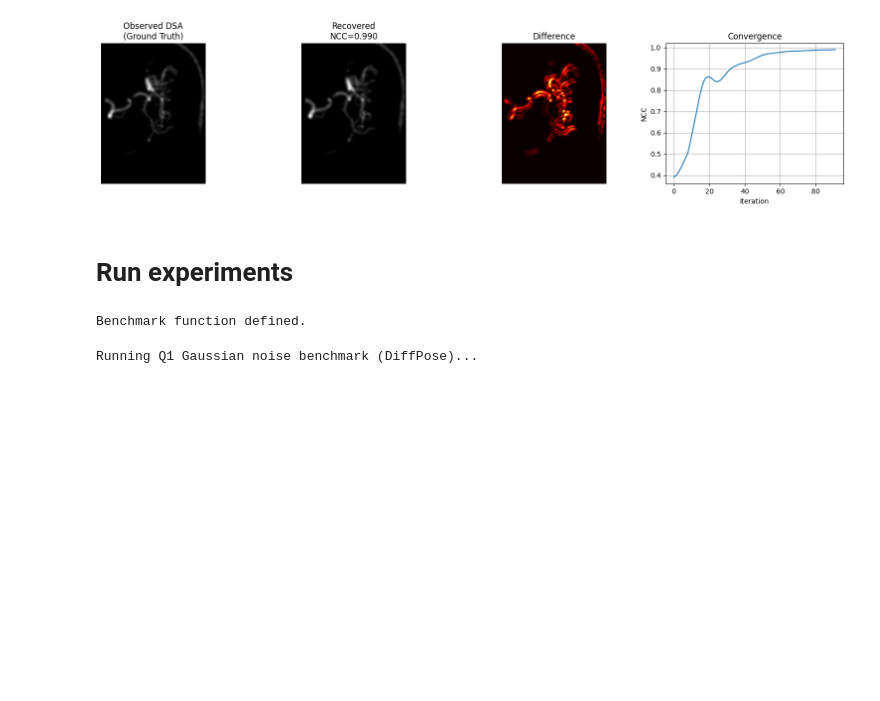
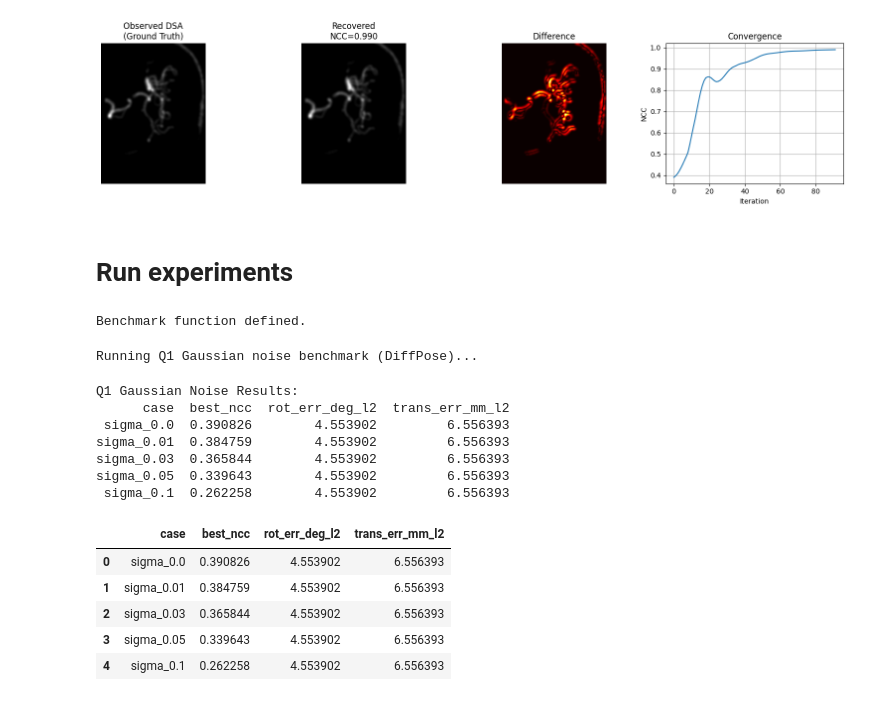
Before and after one commit to CSE291g-MIC-winter-2026/vessel-segmentation-and-registration, a Jupyter notebook: CSE291_DiffPose_Registration.ipynb, the cells around one changed output. Drawn from its saved outputs; the diff is of its cells as text; code cells hidden in the pictures; blank space fills up the shorter version.

```diff
--- a/CSE291_DiffPose_Registration.ipynb
+++ b/CSE291_DiffPose_Registration.ipynb
@@ -1109,21 +1109,34 @@ Benchmark function defined.
 # %%
 # =============================================================================
 # Q1: Gaussian Noise Benchmark
 # =============================================================================
 
 print("Running Q1 Gaussian noise benchmark (DiffPose)...")
 
 q1_gaussian_table, q1_gaussian_preds = run_benchmark_cases(
     {f"sigma_{sigma}": img for sigma, img in q1_gaussian_dsas.items()},
-    n_iters=150,
+    n_iters=1,
     verbose=False,
 )
 
 print("\nQ1 Gaussian Noise Results:")
 print(q1_gaussian_table.to_string(index=False))
 q1_gaussian_table
 # %% [output]
 Running Q1 Gaussian noise benchmark (DiffPose)...
+Q1 Gaussian Noise Results:
+      case  best_ncc  rot_err_deg_l2  trans_err_mm_l2
+ sigma_0.0  0.390826        4.553902         6.556393
+sigma_0.01  0.384759        4.553902         6.556393
+sigma_0.03  0.365844        4.553902         6.556393
+sigma_0.05  0.339643        4.553902         6.556393
+ sigma_0.1  0.262258        4.553902         6.556393
+|  | case | best_ncc | rot_err_deg_l2 | trans_err_mm_l2 |
+| 0 | sigma_0.0 | 0.390826 | 4.553902 | 6.556393 |
+| 1 | sigma_0.01 | 0.384759 | 4.553902 | 6.556393 |
+| 2 | sigma_0.03 | 0.365844 | 4.553902 | 6.556393 |
+| 3 | sigma_0.05 | 0.339643 | 4.553902 | 6.556393 |
+| 4 | sigma_0.1 | 0.262258 | 4.553902 | 6.556393 |
 # %%
 # =============================================================================
 # Q2: Volume Loss Benchmark
```
Also changed, not shown: parts of 4 cells of this notebook.
